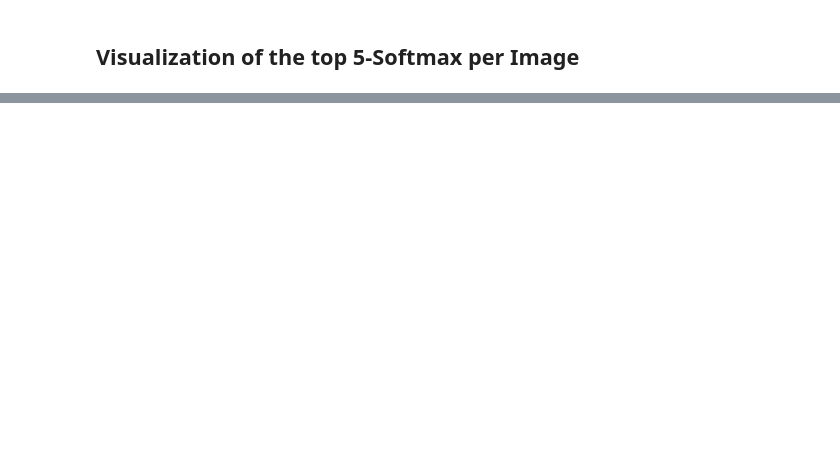
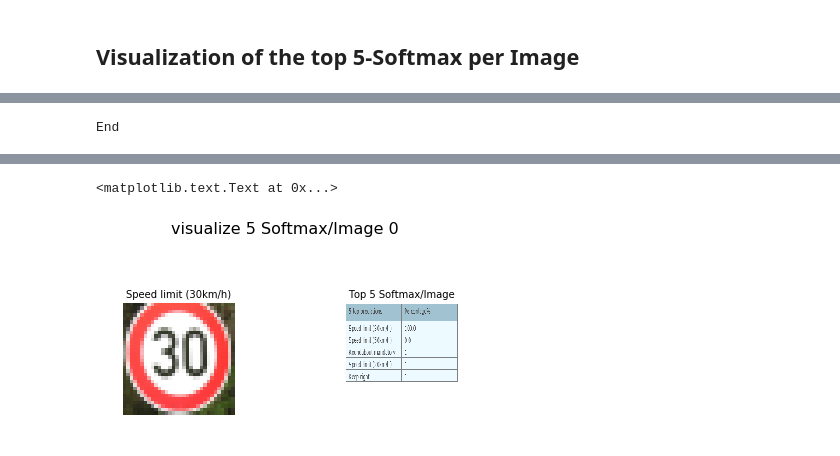
Before and after one commit to MyadaRoshdi/P2, a Jupyter notebook: Traffic_Sign_Classifier.ipynb, the cells around one changed output, grey strips where cells are left out. Saved outputs shown, nothing was run; the diff lists cells and outputs as text; code cells hidden in the pictures; blank space fills up the shorter version.

Commit message:
5 softmax tables displayed

```diff
--- a/Traffic_Sign_Classifier.ipynb
+++ b/Traffic_Sign_Classifier.ipynb
@@ -1294,0 +1293,58 @@ KeyError: 40
+# %%
+import plotly.plotly as py
+import plotly.graph_objs as go
+
+import plotly
+plotly.__version__
+
+from plotly.graph_objs import Scatter, Layout
+
+plotly.offline.init_notebook_mode(connected=True)
+
+print('End')
+# %% [output]
+End
+# %%
+
+
+#image = sample_images[0]
+#plt.title(labels_names[0])
+#image = image.squeeze()
+#plt.imshow(image)
+
+
+trace = go.Table(
+    header=dict(values=['5 top predictions', 'Percentage%'],
+                line = dict(color='#7D7F80'),
+                fill = dict(color='#a1c3d1'),
+                align = ['left'] * 5),
+    cells=dict(values=[[ signnames[1][1].decode('ascii'), signnames[2][1].decode('ascii'), signnames[40][1].decode('ascii'), signnames[0][1].decode('ascii'), signnames[38][1].decode('ascii')],
+                       ['%.1f'%(1.00000000e+00*100),'%.1f'%(1.93208081e-08*100), 1, 1, 1 ]],
+               line = dict(color='#7D7F80'),
+               fill = dict(color='#EDFAFF'),
+               align = ['left'] * 5))
+
+layout = dict(width=500, height=500)
+data = [trace]
+fig = dict(data=data, layout=layout)
+plotly.offline.iplot(fig, filename = 'styled_table')
+
+
+fig, axs = plt.subplots(1,2)
+fig.subplots_adjust(hspace = .6, wspace=1)
+fig.suptitle("visualize 5 Softmax/Image 0", fontsize= 16)
+axs = axs.ravel()
+
+image1 = sample_images[0]
+axs[0].axis('off')
+axs[0].imshow(image1)
+axs[0].set_title(labels_names[0], fontsize = 10)
+
+
+
+image2_name= 'Softmax_1.png'
+image2 = mpimg.imread('5-Softmax-per-Image/'+image2_name)
+axs[1].axis('off')
+axs[1].imshow(image2)
+axs[1].set_title("Top 5 Softmax/Image", fontsize = 10)
+# %% [output]
@@ -1294,0 +1352,2 @@ KeyError: 40
+<matplotlib.text.Text at 0x...>
+[figure, added]
```
Also changed, not shown: parts of 22 cells of this notebook, 1 other file.
